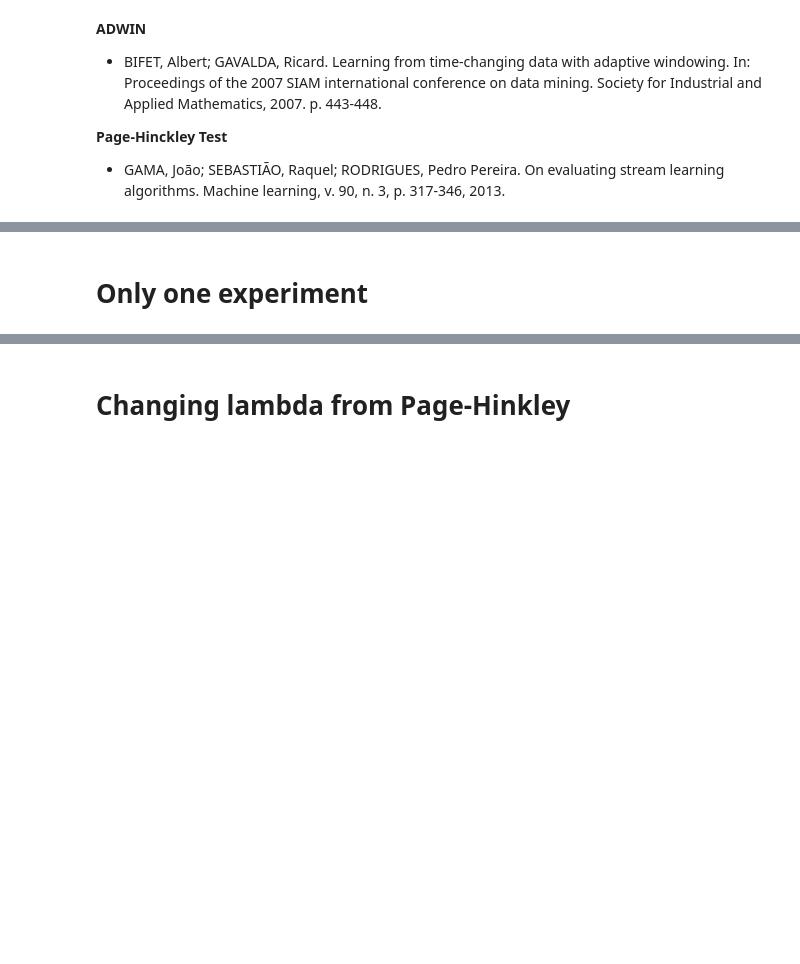
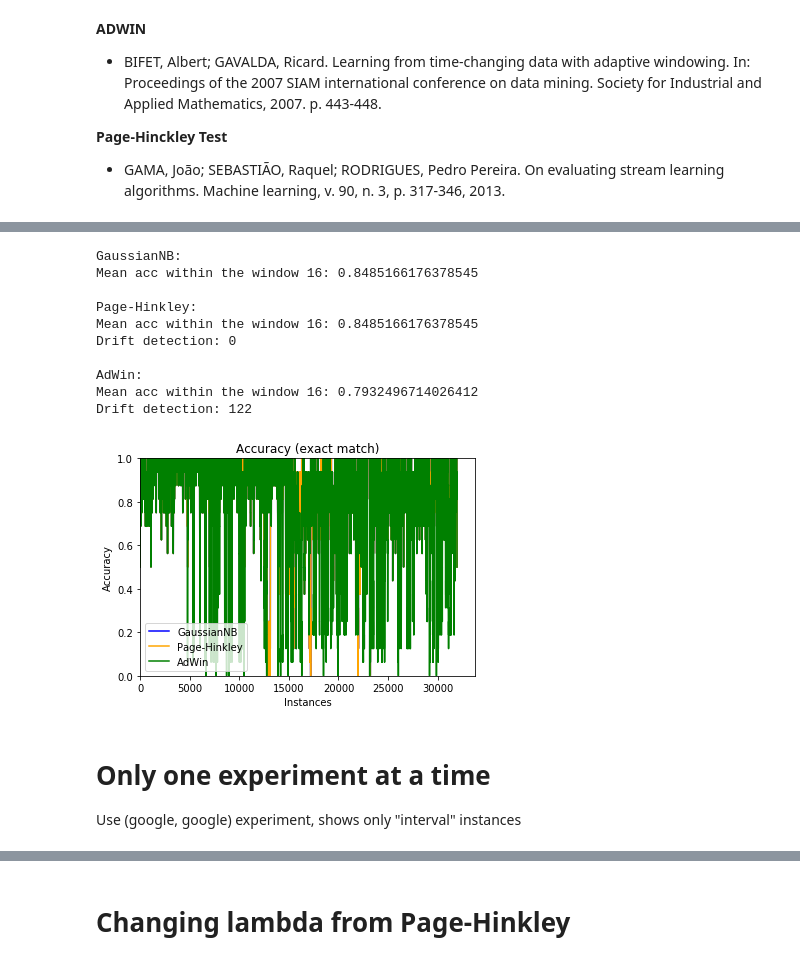
Before and after one commit to h3dema/concept-drift, a Jupyter notebook: concept-drift.ipynb, the cells around one changed output, grey strips where cells are left out. Drawn from its saved outputs; the diff is of its cells as text; code cells hidden in the pictures; blank space fills up the shorter version.

```diff
--- a/concept-drift.ipynb
+++ b/concept-drift.ipynb
@@ -46,7 +44,21 @@ result
 # %%
-plot_drift(result)
+plot_drift(result, plot_circles=[])
+# %% [output]
+GaussianNB:
+Mean acc within the window 16: 0.8485166176378545
+
+Page-Hinkley:
+Mean acc within the window 16: 0.8485166176378545
+Drift detection: 0
+
+AdWin:
+Mean acc within the window 16: 0.7932496714026412
+Drift detection: 122
+[figure, added]
-# %% [markdown]
-# Only one experiment
+# %% [markdown]
+# Only one experiment at a time
+
+Use (google, google) experiment, shows only "interval" instances
 # %%
 interval = 1800
 # %%
```
Also changed, not shown: parts of 5 cells of this notebook, 1 other file.
